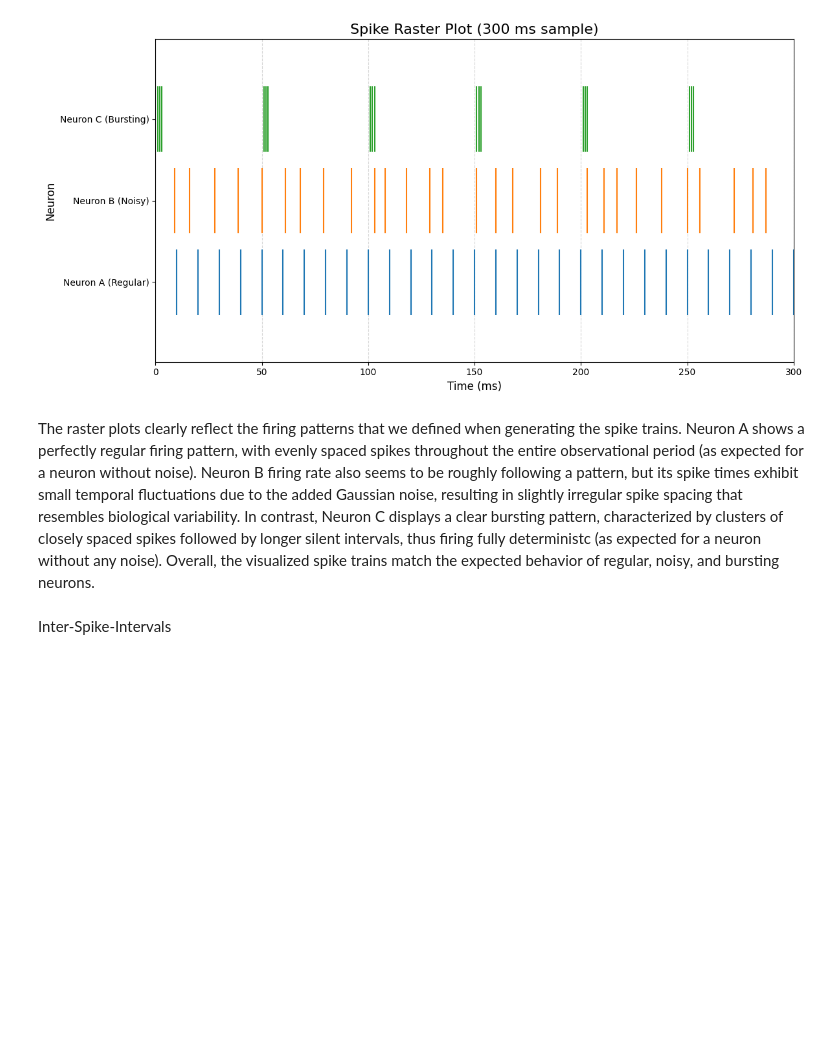
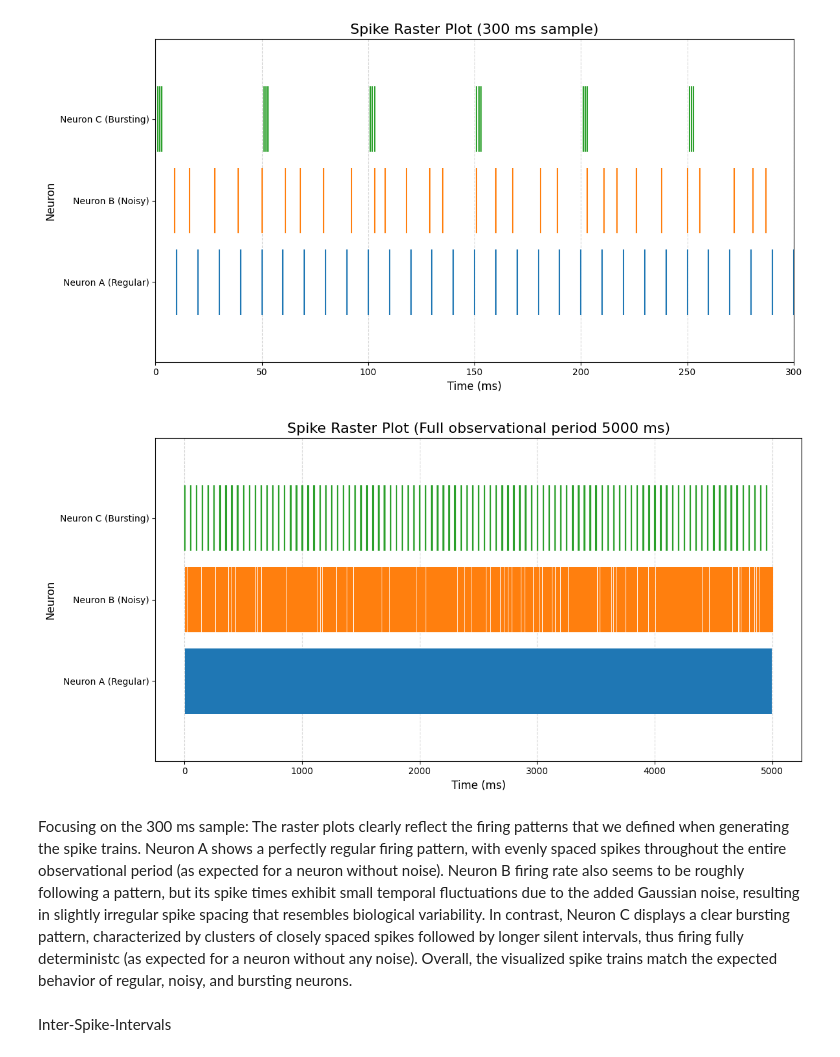
Before and after one commit to jakizao/Data_Science_Mini_Project, a Jupyter notebook: Mini_Project_DS_C728YPL14.ipynb, the cells around one changed output. Drawn from its saved outputs; the diff is of its cells as text; code cells hidden in the pictures; blank space fills up the shorter version.

Commit message:
Final Update: Fixed OS plots, column naming, and added statistical summary

```diff
--- a/Mini_Project_DS_C728YPL14.ipynb
+++ b/Mini_Project_DS_C728YPL14.ipynb
@@ -93,8 +95,30 @@ plt.tight_layout()
 plt.show()
 # %% [output]
 [figure]
+# %%
+plt.figure(figsize=(12, 6))
+
+neurons = [spikes_in_bins_a, spikes_in_bins_b, spikes_in_bins_c]
+colors_neurons = ["C0", "C1", "C2"] # different colors
+labels = ["Neuron A (Regular)", "Neuron B (Noisy)", "Neuron C (Bursting)"]
+plt.eventplot(neurons, orientation="horizontal", linelengths=0.8, colors=colors_neurons)
+
+# Formatting the plot
+plt.title("Spike Raster Plot (Full observational period 5000 ms)", fontsize=16)
+plt.xlabel("Time (ms)", fontsize=12)
+plt.ylabel("Neuron", fontsize=12)
+plt.yticks([0, 1, 2], labels)
+
+
+# Ensuring that it is easier to read
+plt.grid(True, axis="x", alpha=0.5, linestyle="--")
+plt.tight_layout()
+
+plt.show()
+# %% [output]
+[figure, added]
 # %% [markdown]
-The raster plots clearly reflect the firing patterns that we defined when generating the spike trains. Neuron A shows a perfectly regular firing pattern, with evenly spaced spikes throughout the entire observational period (as expected for a neuron without noise). Neuron B firing rate also seems to be roughly following a pattern, but its spike times exhibit small temporal fluctuations due to the added Gaussian noise, resulting in slightly irregular spike spacing that resembles biological variability. In contrast, Neuron C displays a clear bursting pattern, characterized by clusters of closely spaced spikes followed by longer silent intervals, thus firing fully deterministc (as expected for a neuron without any noise). Overall, the visualized spike trains match the expected behavior of regular, noisy, and bursting neurons.
+Focusing on the 300 ms sample: The raster plots clearly reflect the firing patterns that we defined when generating the spike trains. Neuron A shows a perfectly regular firing pattern, with evenly spaced spikes throughout the entire observational period (as expected for a neuron without noise). Neuron B firing rate also seems to be roughly following a pattern, but its spike times exhibit small temporal fluctuations due to the added Gaussian noise, resulting in slightly irregular spike spacing that resembles biological variability. In contrast, Neuron C displays a clear bursting pattern, characterized by clusters of closely spaced spikes followed by longer silent intervals, thus firing fully deterministc (as expected for a neuron without any noise). Overall, the visualized spike trains match the expected behavior of regular, noisy, and bursting neurons.
 # %% [markdown]
 Inter-Spike-Intervals
 # %%
```
Also changed, not shown: parts of 13 cells of this notebook.
